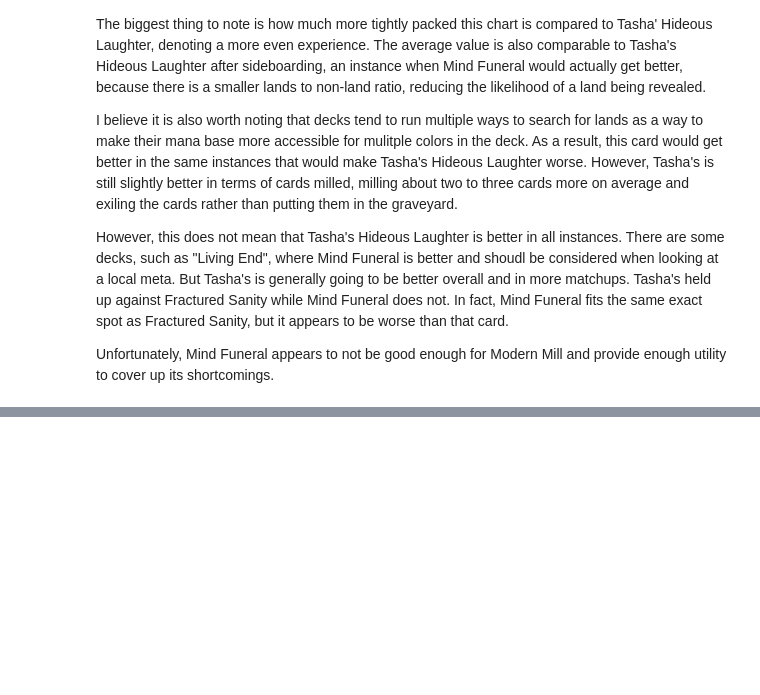
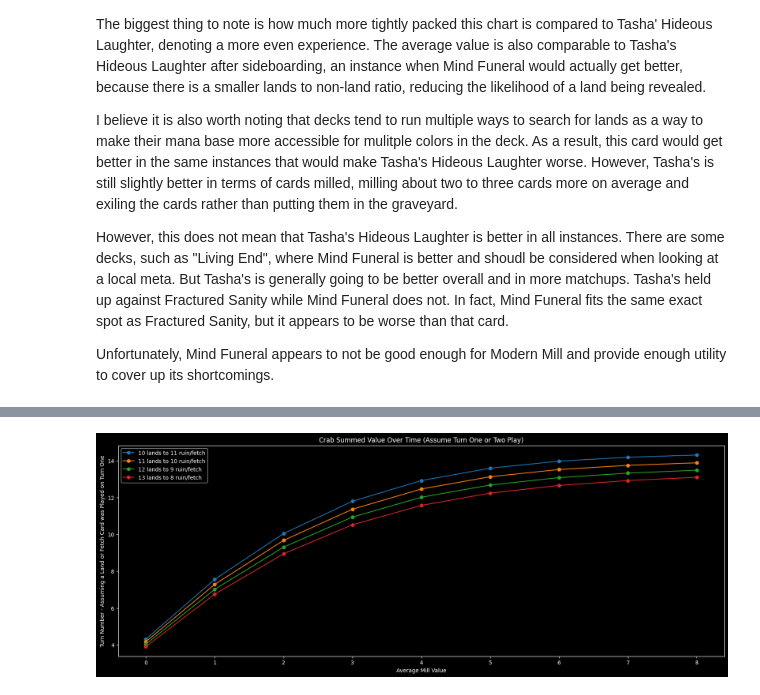
Before and after one commit to akingsley319/mtg_project, a Jupyter notebook: notebooks/EDA_Mill.ipynb, the cells around one changed output, grey strips where cells are left out. Drawn from its saved outputs; the diff is of its cells as text; code cells hidden in the pictures; blank space fills up the shorter version.

```diff
--- a/notebooks/EDA_Mill.ipynb
+++ b/notebooks/EDA_Mill.ipynb
@@ -432,7 +435,7 @@ for card in set(MainboardMillMean.index):
         blue_pips = CardsCostBlue.loc[card].iloc[0].sum()
         total_pips = CardsCost[CardsCost['name']==card].drop(["N", "X", "name"], axis=1).iloc[0].sum()
 
-    blue_mana_value[card] = blue_pips
+    blue_mana_values[card] = blue_pips
     MainboardMillMean_U.loc[card] = MainboardMillMean_U.loc[card] * blue_pips
     MainboardMillMean_Total.loc[card] = MainboardMillMean_Total.loc[card] * total_pips
 
@@ -658,0 +862,28 @@ Assuming a land is played each turn, and the use of between 8 and 11 of these ty
+# %%
+crab_summed_on_play = []
+
+for i in range(len(crab_line_on_play)):
+    summed_list = []
+    for j in range(len(crab_line_on_play[i])):
+        summed_list.append(sum(crab_line_on_play[i][0:j+1]))
+
+    crab_summed_on_play.append(summed_list)
+# %%
+fig = plt.figure(figsize=(20,7))
+ax = fig.add_subplot(111)
+
+for i in range(len(crab_line_on_play)):
+    ax.plot([i for i in range(len(crab_summed_on_play[i]))], crab_summed_on_play[i], marker="o", color=colors_list[i], label=f"{land_cards[i]} lands to {fetch_ruin[i]} ruin/fetch")
+
+plt.title("Crab Summed Value Over Time (Assume Turn One or Two Play)")
+
+plt.xlabel("Average Mill Value")
+plt.ylabel("Turn Number - Assuming a Land or Fetch Card was Played on Turn One")
+
+plt.xticks([i for i in range(len(crab_summed_on_play[i]))])
+
+plt.legend()
+
+plt.show()
+# %% [output]
+[figure, added]
```
Also changed, not shown: parts of 26 cells of this notebook.
